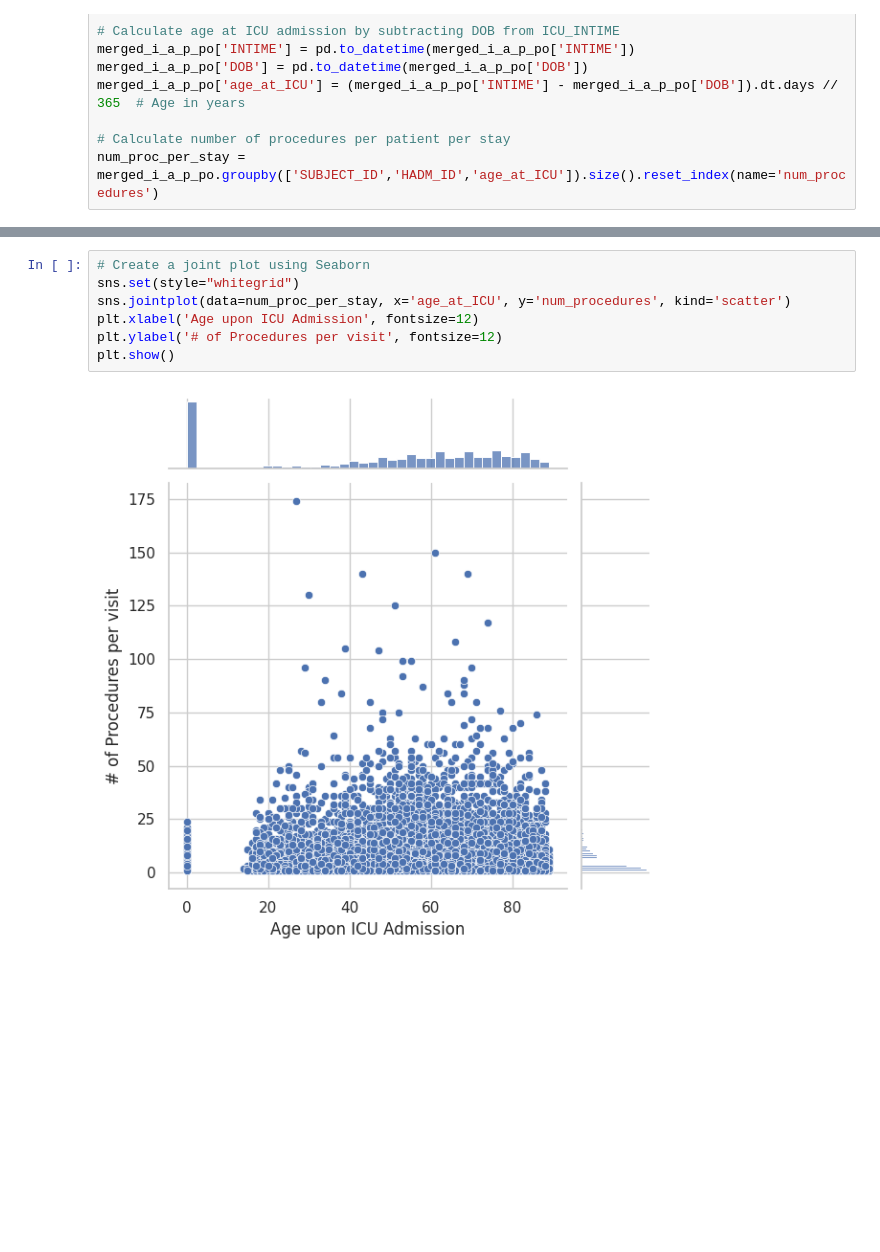
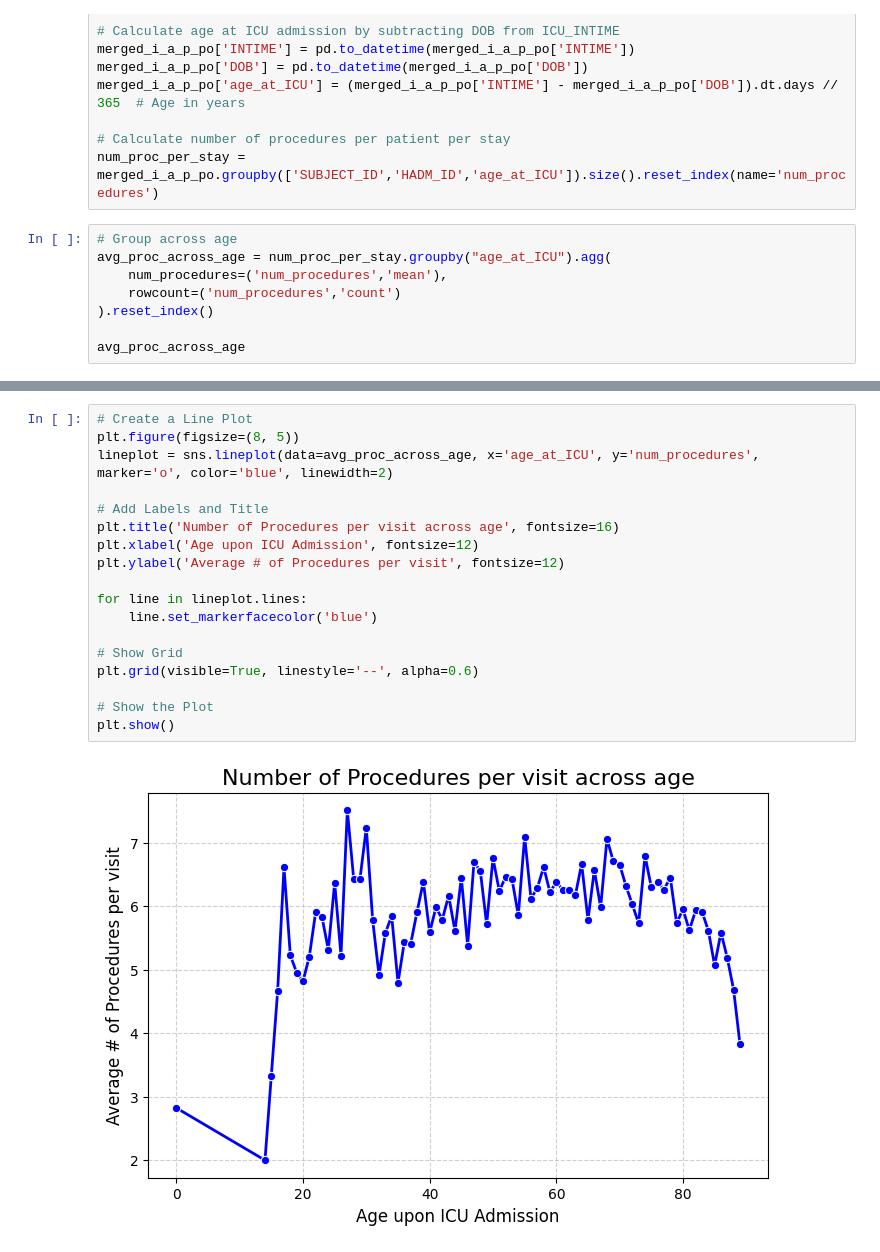
Before and after one commit to Krithika-DS/AIforHealth, a Jupyter notebook: HW2_MIMIC_Visualization.ipynb, the cells around one changed output, grey strips where cells are left out. Cells and saved outputs as stored; diff of their text form; blank space fills up the shorter version.

```diff
--- a/HW2_MIMIC_Visualization.ipynb
+++ b/HW2_MIMIC_Visualization.ipynb
@@ -430,3 +430,11 @@ merged_i_a_p_po['age_at_ICU'] = (merged_i_a_p_po['INTIME'] - merged_i_a_p_po['DO
 
 # Calculate number of procedures per patient per stay
 num_proc_per_stay = merged_i_a_p_po.groupby(['SUBJECT_ID','HADM_ID','age_at_ICU']).size().reset_index(name='num_procedures')
+# %%
+# Group across age
+avg_proc_across_age = num_proc_per_stay.groupby("age_at_ICU").agg(
+    num_procedures=('num_procedures','mean'),
+    rowcount=('num_procedures','count')
+).reset_index()
+
+avg_proc_across_age
@@ -433,9 +455,20 @@ num_proc_per_stay = merged_i_a_p_po.groupby(['SUBJECT_ID','HADM_ID','age_at_ICU'
 # %%
-# Create a joint plot using Seaborn
-sns.set(style="whitegrid")
-sns.jointplot(data=num_proc_per_stay, x='age_at_ICU', y='num_procedures', kind='scatter')
+# Create a Line Plot
+plt.figure(figsize=(8, 5))
+lineplot = sns.lineplot(data=avg_proc_across_age, x='age_at_ICU', y='num_procedures', marker='o', color='blue', linewidth=2)
+
+# Add Labels and Title
+plt.title('Number of Procedures per visit across age', fontsize=16)
 plt.xlabel('Age upon ICU Admission', fontsize=12)
-plt.ylabel('# of Procedures per visit', fontsize=12)
+plt.ylabel('Average # of Procedures per visit', fontsize=12)
+
+for line in lineplot.lines:
+    line.set_markerfacecolor('blue')
+
+# Show Grid
+plt.grid(visible=True, linestyle='--', alpha=0.6)
+
+# Show the Plot
 plt.show()
 # %% [output]
-[figure, old version]
+[figure, new version]
```
Also changed, not shown: parts of 2 cells of this notebook.
